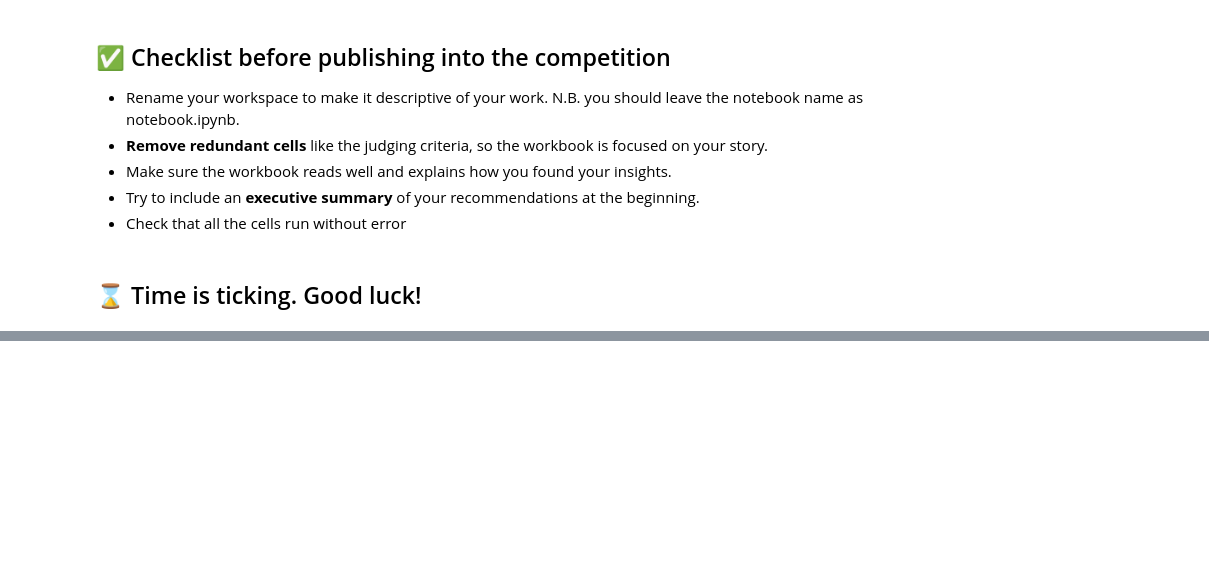
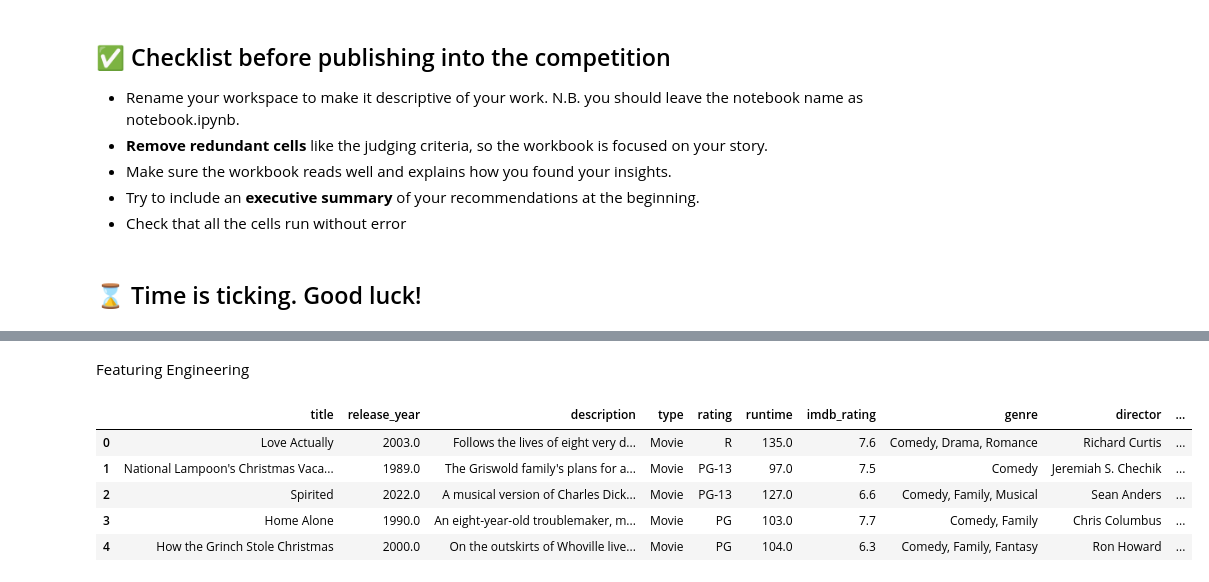
Before and after one commit to Munchkinland/-Predicting-Christmas-Movie-Grossings, a Jupyter notebook: src/notebook (1).ipynb, the cells around one changed output, grey strips where cells are left out. Drawn from its saved outputs; the diff is of its cells as text; code cells hidden in the pictures; blank space fills up the shorter version.

```diff
--- a/src/notebook (1).ipynb
+++ b/src/notebook (1).ipynb
@@ -167,0 +291,38 @@ Create a report that covers the following:
+# %% [markdown]
+Featuring Engineering
+# %%
+# Feature Engineering
+
+# Creating a feature for the number of times a director appeared in the top 1000 movies list
+director_counts = top1k_movies['Director'].value_counts()
+xmas_movies['top1k_director_count'] = xmas_movies['director'].map(director_counts).fillna(0)
+
+# Creating a feature for the highest grossing of lead actors
+# Splitting stars into individual actors and melting them into a single column
+xmas_stars = xmas_movies['stars'].str.split(', ', expand=True)
+xmas_stars_melted = xmas_stars.melt(value_name='actor').drop('variable', axis=1).dropna()
+
+# Mapping each actor to their highest grossing film in the top 1000 movies
+actor_max_gross = top1k_movies[['Star1', 'Star2', 'Star3', 'Star4', 'Gross']].melt(id_vars='Gross', value_name='actor').drop('variable', axis=1)
+actor_max_gross['Gross'] = actor_max_gross['Gross'].replace('[\$,]', '', regex=True).astype(float)
+actor_max_gross = actor_max_gross.groupby('actor')['Gross'].max()
+
+xmas_stars_melted['max_gross'] = xmas_stars_melted['actor'].map(actor_max_gross)
+xmas_movies['highest_grossing_actor'] = xmas_stars_melted.groupby(xmas_stars_melted.index // 5)['max_gross'].max().fillna(0)
+
+# Creating a feature for the decade released
+xmas_movies['decade'] = (xmas_movies['release_year'] // 10 * 10).astype('category')
+
+# Merging movie budgets into the dataset
+xmas_movies = xmas_movies.merge(movie_budgets[['title', 'production budget']], how='left', on='title')
+xmas_movies.rename(columns={'production budget': 'production_budget'}, inplace=True)
+
+# Check the first few rows with new features
+xmas_movies.head()
+# %% [output]
+|  | title | release_year | description | type | rating | runtime | imdb_rating | genre | director | ... |
+| 0 | Love Actually | 2003.0 | Follows the lives of eight very d... | Movie | R | 135.0 | 7.6 | Comedy, Drama, Romance | Richard Curtis | ... |
+| 1 | National Lampoon's Christmas Vaca... | 1989.0 | The Griswold family's plans for a... | Movie | PG-13 | 97.0 | 7.5 | Comedy | Jeremiah S. Chechik | ... |
+| 2 | Spirited | 2022.0 | A musical version of Charles Dick... | Movie | PG-13 | 127.0 | 6.6 | Comedy, Family, Musical | Sean Anders | ... |
+| 3 | Home Alone | 1990.0 | An eight-year-old troublemaker, m... | Movie | PG | 103.0 | 7.7 | Comedy, Family | Chris Columbus | ... |
+| 4 | How the Grinch Stole Christmas | 2000.0 | On the outskirts of Whoville live... | Movie | PG | 104.0 | 6.3 | Comedy, Family, Fantasy | Ron Howard | ... |
```
Also changed, not shown: parts of 7 cells of this notebook.
